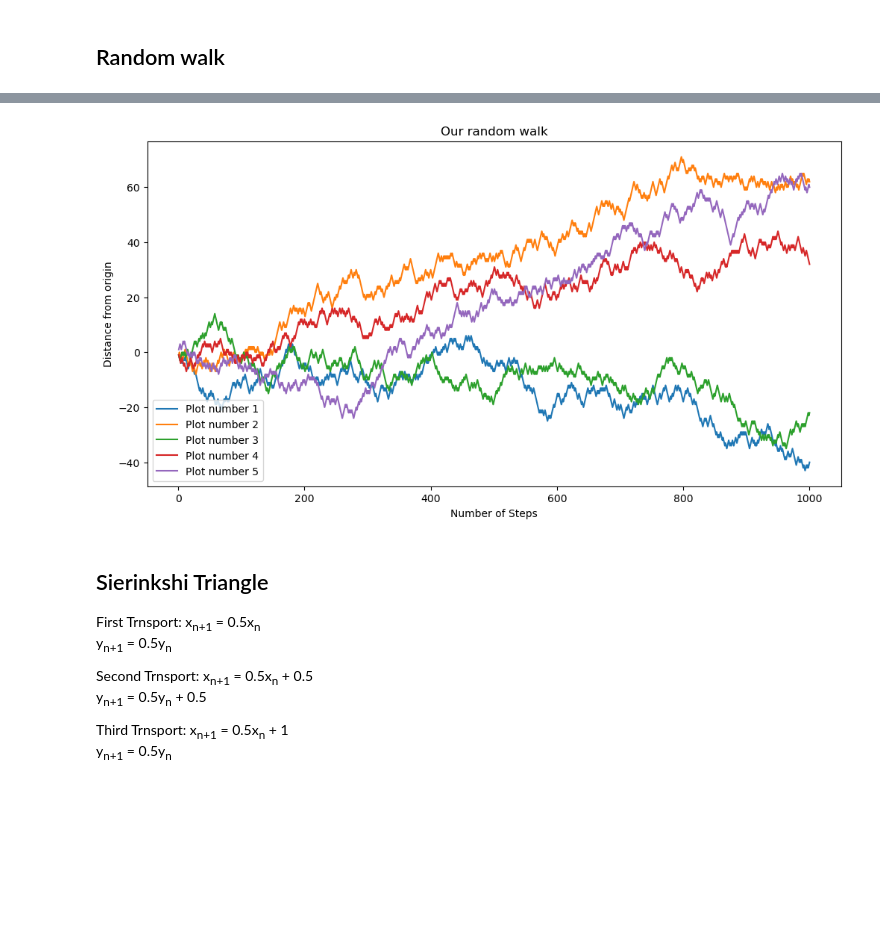
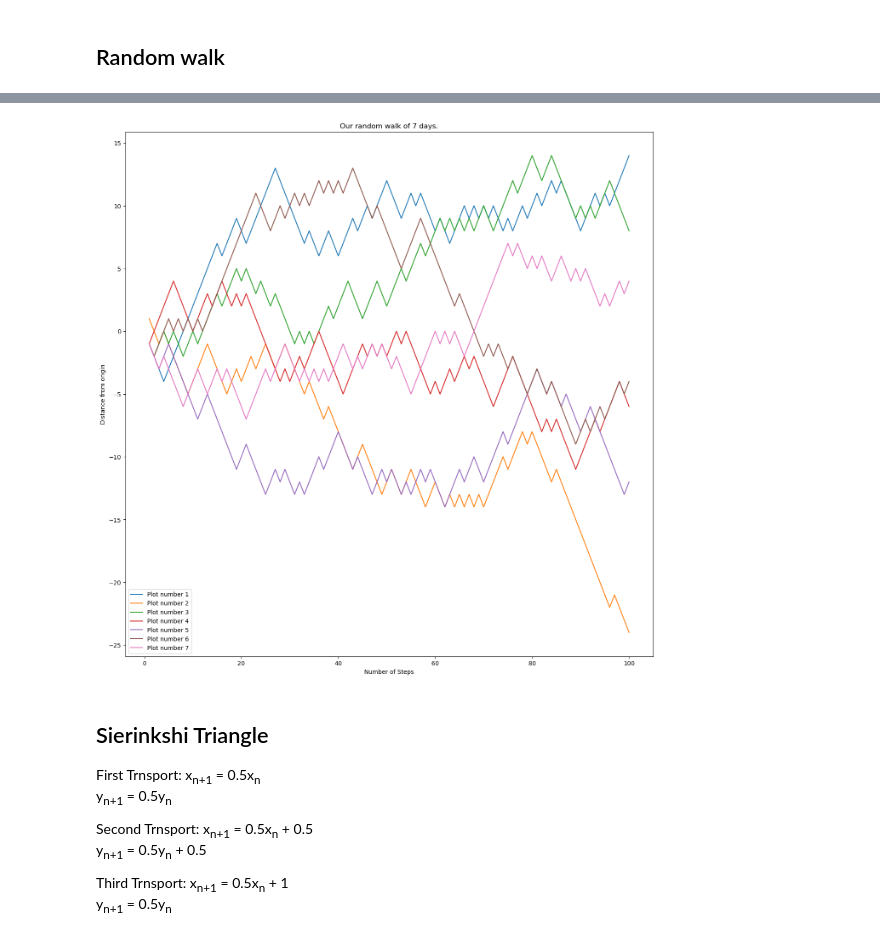
Before and after one commit to dilipkm007/PythonAdvance, a Jupyter notebook: MatPlotLib.ipynb, the cells around one changed output, grey strips where cells are left out. Cells and saved outputs as stored; diff of their text form; code cells hidden in the pictures; blank space fills up the shorter version.

```diff
--- a/MatPlotLib.ipynb
+++ b/MatPlotLib.ipynb
@@ -5,7 +5,7 @@ import matplotlib.pyplot as plt
 from random import choice
 %matplotlib inline
 # %%
-plt.rc('figure', figsize=(12, 6))
+plt.rc('figure', figsize=(16, 16))
 # %%
 values = list(range(0, 55, 5))
 values
@@ -59,13 +59,14 @@ def plot_walks(num, walk_steps):
         plt.plot(x, rand_walk(walk_steps), label = 'Plot number' + ' ' + str(lab_list[i]))
         plt.xlabel('Number of Steps')
         plt.ylabel('Distance from origin')
-        plt.title('Our random walk')
+        plt.title('Our random walk of ' + str(num) + " days.")
         plt.legend(loc='lower left')
+        plt.savefig("Randomwalk.png")
     plt.show()
 # %%
-plot_walks(5, 1000)
+plot_walks(7, 100)
 # %% [output]
-[figure, old version]
+[figure, new version]
 # %% [markdown]
 ## Sierinkshi Triangle
 First Trnsport: x<sub>n+1</sub> = 0.5x<sub>n</sub><br>y<sub>n+1</sub> = 0.5y<sub>n</sub>
```
Also changed, not shown: parts of 11 cells of this notebook, 2 other files.
